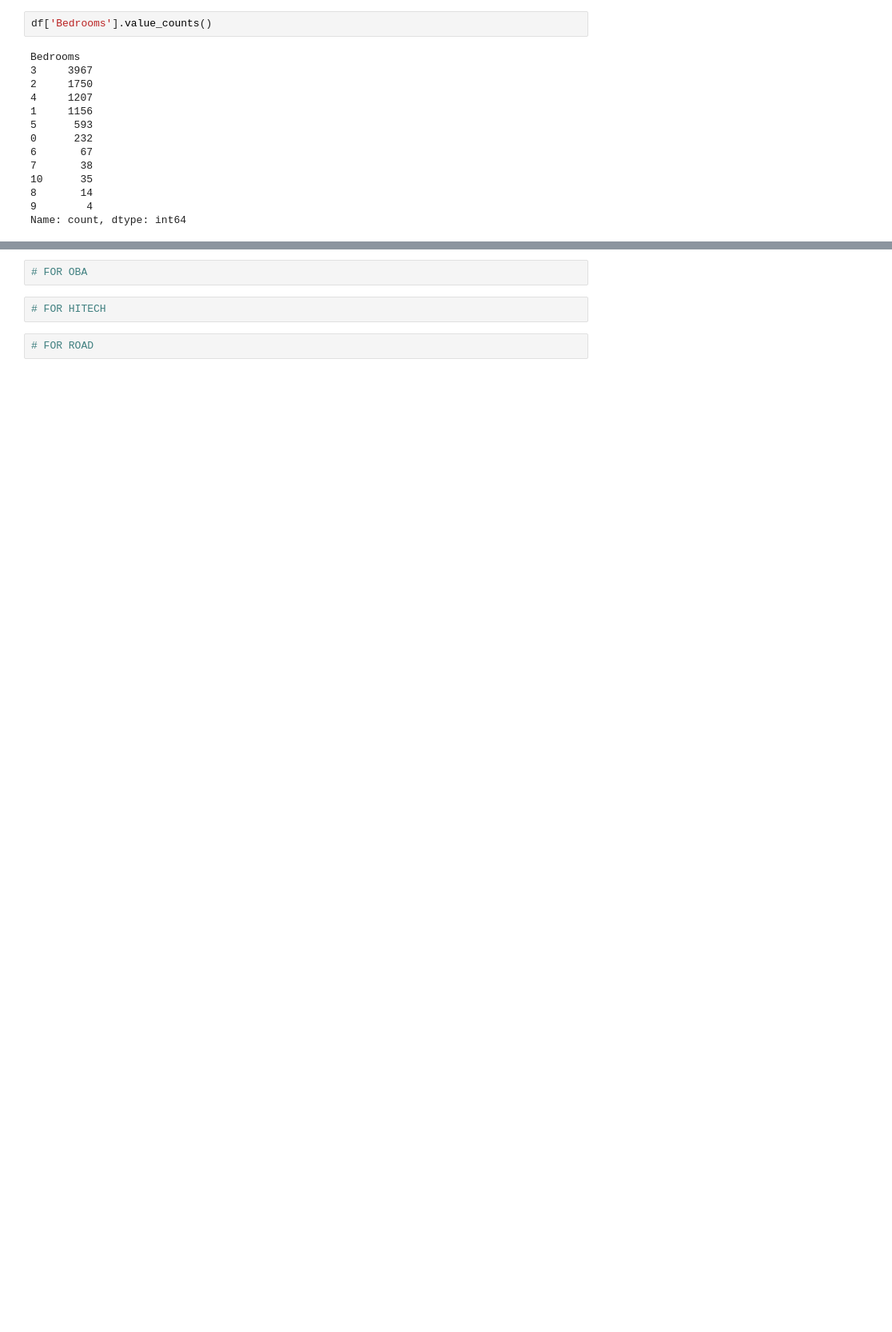
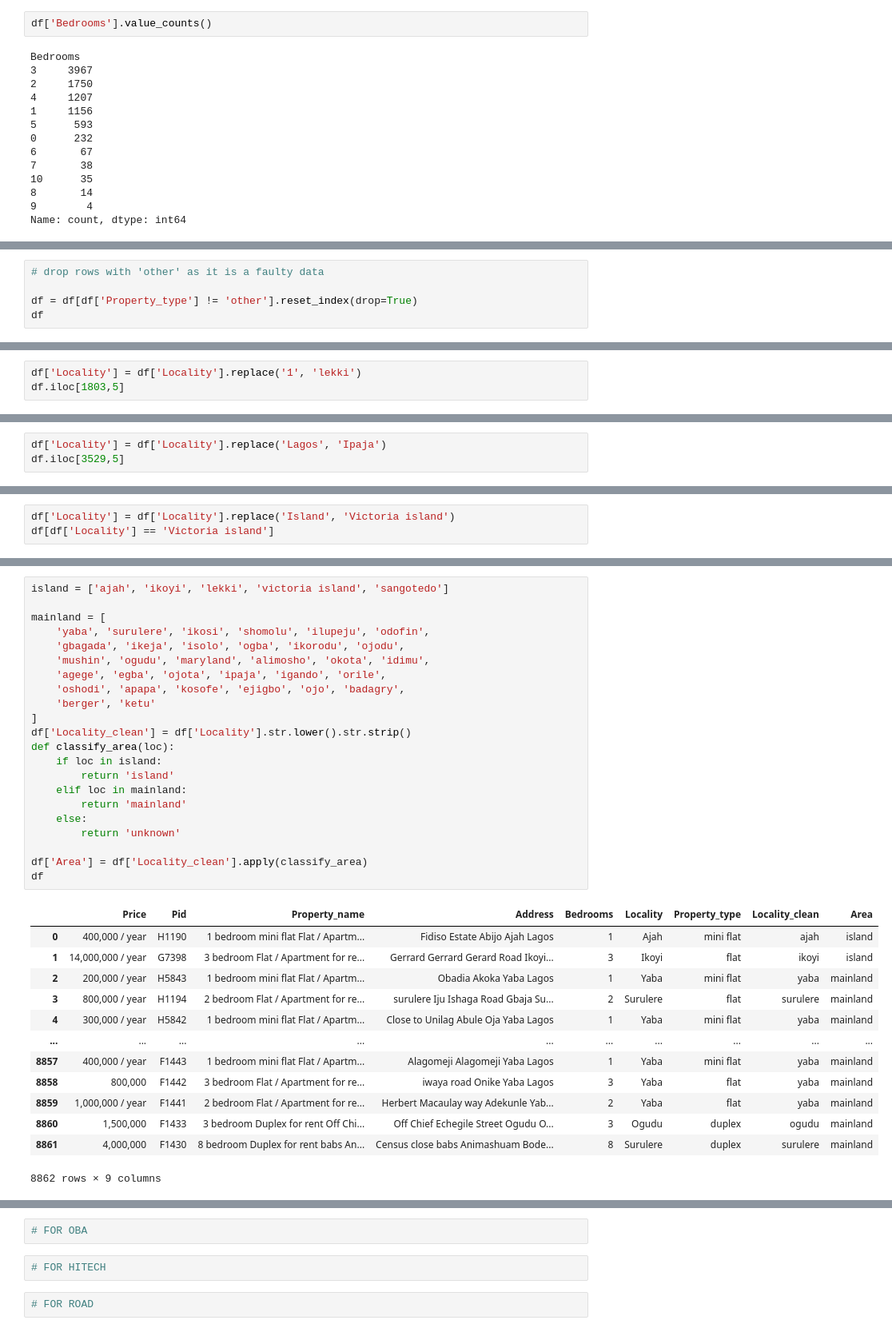
Before and after one commit to DavidOdavid333/lagos-housing-price-prediction-project, a Jupyter notebook: DataCleaningnPreparation.ipynb, the cells around one changed output, grey strips where cells are left out. Shown at 80% size. Drawn from its saved outputs; the diff is of its cells as text; blank space fills up the shorter version.

Commit message:
last quarter of the cleaning

```diff
--- a/DataCleaningnPreparation.ipynb
+++ b/DataCleaningnPreparation.ipynb
@@ -277,0 +370,5 @@ array(['ajah', 'ikoyi', 'yaba', 'surulere', 'ikosi', 'shomolu', 'ilupeju',
+# %%
+# drop rows with 'other' as it is a faulty data
+
+df = df[df['Property_type'] != 'other'].reset_index(drop=True)
+df
@@ -277,0 +407,3 @@ array(['ajah', 'ikoyi', 'yaba', 'surulere', 'ikosi', 'shomolu', 'ilupeju',
+# %%
+df['Locality'] = df['Locality'].replace('1', 'lekki')
+df.iloc[1803,5]
@@ -277,0 +421,3 @@ array(['ajah', 'ikoyi', 'yaba', 'surulere', 'ikosi', 'shomolu', 'ilupeju',
+# %%
+df['Locality'] = df['Locality'].replace('Lagos', 'Ipaja')
+df.iloc[3529,5]
@@ -277,0 +463,3 @@ array(['ajah', 'ikoyi', 'yaba', 'surulere', 'ikosi', 'shomolu', 'ilupeju',
+# %%
+df['Locality'] = df['Locality'].replace('Island', 'Victoria island')
+df[df['Locality'] == 'Victoria island']
@@ -277,0 +490,36 @@ array(['ajah', 'ikoyi', 'yaba', 'surulere', 'ikosi', 'shomolu', 'ilupeju',
+# %%
+island = ['ajah', 'ikoyi', 'lekki', 'victoria island', 'sangotedo']
+
+mainland = [
+    'yaba', 'surulere', 'ikosi', 'shomolu', 'ilupeju', 'odofin',
+    'gbagada', 'ikeja', 'isolo', 'ogba', 'ikorodu', 'ojodu',
+    'mushin', 'ogudu', 'maryland', 'alimosho', 'okota', 'idimu',
+    'agege', 'egba', 'ojota', 'ipaja', 'igando', 'orile',
+    'oshodi', 'apapa', 'kosofe', 'ejigbo', 'ojo', 'badagry',
+    'berger', 'ketu'
+]
+df['Locality_clean'] = df['Locality'].str.lower().str.strip()
+def classify_area(loc):
+    if loc in island:
+        return 'island'
+    elif loc in mainland:
+        return 'mainland'
+    else:
+        return 'unknown'
+
+df['Area'] = df['Locality_clean'].apply(classify_area)
+df
+# %% [output]
+|  | Price | Pid | Property_name | Address | Bedrooms | Locality | Property_type | Locality_clean | Area |
+| 0 | 400,000 / year | H1190 | 1 bedroom mini flat Flat / Apartm... | Fidiso Estate Abijo Ajah Lagos | 1 | Ajah | mini flat | ajah | island |
+| 1 | 14,000,000 / year | G7398 | 3 bedroom Flat / Apartment for re... | Gerrard Gerrard Gerard Road Ikoyi... | 3 | Ikoyi | flat | ikoyi | island |
+| 2 | 200,000 / year | H5843 | 1 bedroom mini flat Flat / Apartm... | Obadia Akoka Yaba Lagos | 1 | Yaba | mini flat | yaba | mainland |
+| 3 | 800,000 / year | H1194 | 2 bedroom Flat / Apartment for re... | surulere Iju Ishaga Road Gbaja Su... | 2 | Surulere | flat | surulere | mainland |
+| 4 | 300,000 / year | H5842 | 1 bedroom mini flat Flat / Apartm... | Close to Unilag Abule Oja Yaba Lagos | 1 | Yaba | mini flat | yaba | mainland |
+| ... | ... | ... | ... | ... | ... | ... | ... | ... | ... |
+| 8857 | 400,000 / year | F1443 | 1 bedroom mini flat Flat / Apartm... | Alagomeji Alagomeji Yaba Lagos | 1 | Yaba | mini flat | yaba | mainland |
+| 8858 | 800,000 | F1442 | 3 bedroom Flat / Apartment for re... | iwaya road Onike Yaba Lagos | 3 | Yaba | flat | yaba | mainland |
+| 8859 | 1,000,000 / year | F1441 | 2 bedroom Flat / Apartment for re... | Herbert Macaulay way Adekunle Yab... | 2 | Yaba | flat | yaba | mainland |
+| 8860 | 1,500,000 | F1433 | 3 bedroom Duplex for rent Off Chi... | Off Chief Echegile Street Ogudu O... | 3 | Ogudu | duplex | ogudu | mainland |
+| 8861 | 4,000,000 | F1430 | 8 bedroom Duplex for rent babs An... | Census close babs Animashuam Bode... | 8 | Surulere | duplex | surulere | mainland |
+8862 rows × 9 columns
```
Also changed, not shown: parts of 35 cells of this notebook, 2 other files.
